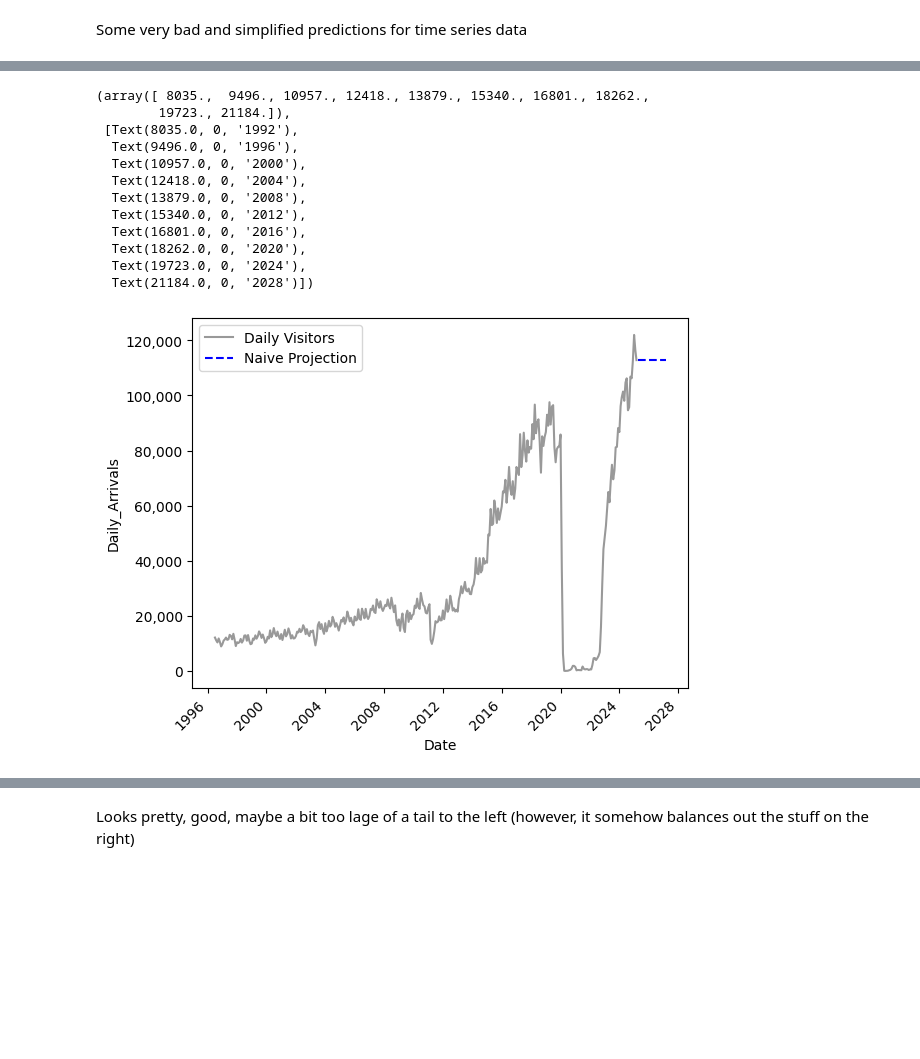
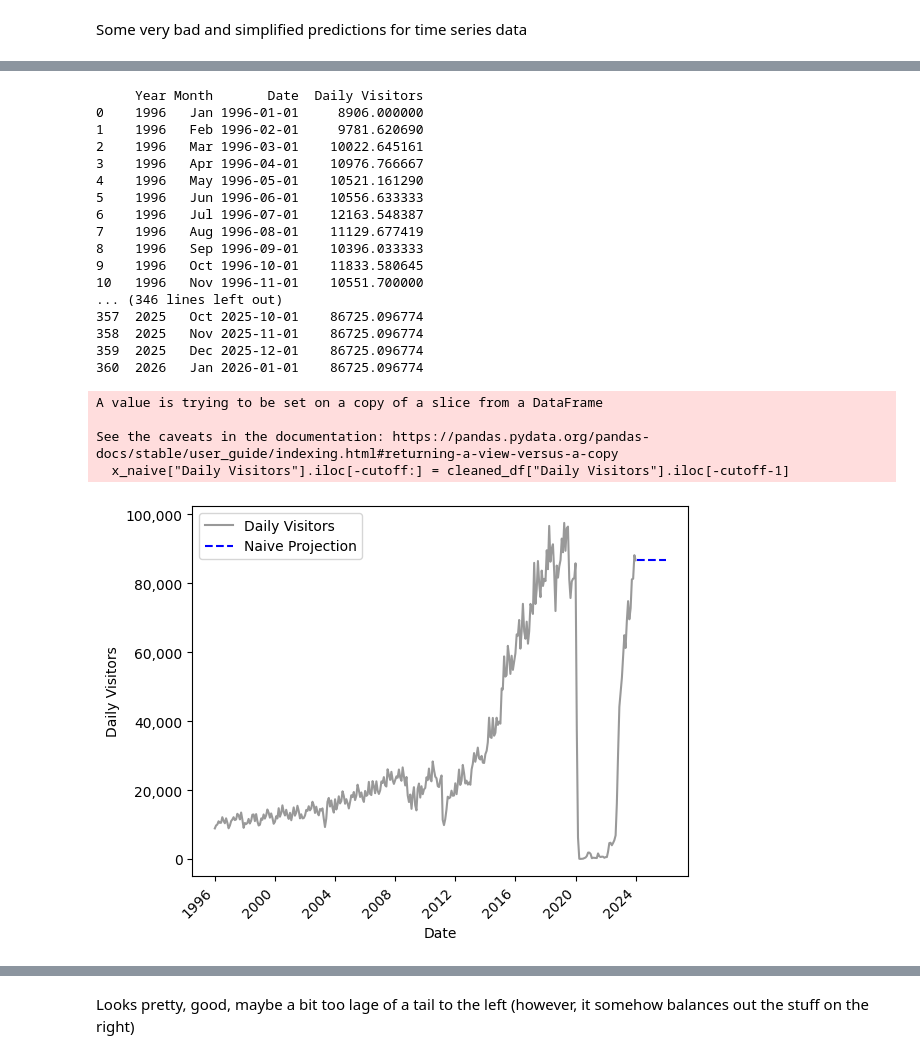
Before and after one commit to Millerz8/Joe_Japan_Tourism, a Jupyter notebook: testing_simple_predictions.ipynb, the cells around one changed output, grey strips where cells are left out. Cells and saved outputs as stored; diff of their text form; code cells hidden in the pictures; blank space fills up the shorter version.

```diff
--- a/testing_simple_predictions.ipynb
+++ b/testing_simple_predictions.ipynb
@@ -5,5 +5,7 @@ import pandas as pd
 import matplotlib.pyplot as plt
 import seaborn as sns
 import matplotlib.dates as mdates
-cleaned_df = pd.read_csv("Data/cleaned_df.csv")
+cleaned_df = pd.read_csv("Data/Japan_Visitor_Data.csv")
 cleaned_df["Date"] = pd.to_datetime(cleaned_df["Date"])
+cleaned_df = cleaned_df[["Year", "Month", "Date", "Daily Visitors"]]
+cleaned_df
@@ -50,26 +37,42 @@ df_naive = pd.concat([cleaned_df, new_data], ignore_index=True)
+# %%
+# using the last 24 months (two years)
+cutoff = 24
+x_naive = cleaned_df.copy()
+x_naive["Daily Visitors"].iloc[-cutoff:] = cleaned_df["Daily Visitors"].iloc[-cutoff-1]
+print(x_naive.to_string())
+# %% [output]
+     Year Month       Date  Daily Visitors
+0    1996   Jan 1996-01-01     8906.000000
+1    1996   Feb 1996-02-01     9781.620690
+2    1996   Mar 1996-03-01    10022.645161
+3    1996   Apr 1996-04-01    10976.766667
+4    1996   May 1996-05-01    10521.161290
+5    1996   Jun 1996-06-01    10556.633333
+6    1996   Jul 1996-07-01    12163.548387
+7    1996   Aug 1996-08-01    11129.677419
+8    1996   Sep 1996-09-01    10396.033333
+9    1996   Oct 1996-10-01    11833.580645
+10   1996   Nov 1996-11-01    10551.700000
+... (346 lines left out)
+357  2025   Oct 2025-10-01    86725.096774
+358  2025   Nov 2025-11-01    86725.096774
+359  2025   Dec 2025-12-01    86725.096774
+360  2026   Jan 2026-01-01    86725.096774
+A value is trying to be set on a copy of a slice from a DataFrame
+
+See the caveats in the documentation: https://pandas.pydata.org/pandas-docs/stable/user_guide/indexing.html#returning-a-view-versus-a-copy
+  x_naive["Daily Visitors"].iloc[-cutoff:] = cleaned_df["Daily Visitors"].iloc[-cutoff-1]
 # %%
 # Graphing the naive method of doing things
-sns.lineplot(data = df_naive.iloc[:-24,:], x = "Date", y = "Daily_Arrivals",
+sns.lineplot(data = x_naive.iloc[:-cutoff], x = "Date", y = "Daily Visitors",
              alpha = 0.8,
              color = "Gray", label = "Daily Visitors")
-sns.lineplot(data = df_naive.iloc[-24:, :], x = "Date", y = "Daily_Arrivals",
+sns.lineplot(data = x_naive.iloc[-cutoff:, :], x = "Date", y = "Daily Visitors",
              alpha = 1,
              color = "blue",linestyle = "--", label = "Naive Projection")
 
 current_values = plt.gca().get_yticks()
 plt.gca().set_yticklabels(['{:,.0f}'.format(x) for x in current_values])
-plt.xticks(rotation=45, ha="right")
+plt.xticks(rotation=45, ha="right");
 # %% [output]
-(array([ 8035.,  9496., 10957., 12418., 13879., 15340., 16801., 18262.,
-        19723., 21184.]),
- [Text(8035.0, 0, '1992'),
-  Text(9496.0, 0, '1996'),
-  Text(10957.0, 0, '2000'),
-  Text(12418.0, 0, '2004'),
-  Text(13879.0, 0, '2008'),
-  Text(15340.0, 0, '2012'),
-  Text(16801.0, 0, '2016'),
-  Text(18262.0, 0, '2020'),
-  Text(19723.0, 0, '2024'),
-  Text(21184.0, 0, '2028')])
-[figure, old version]
+[figure, new version]
```
Also changed, not shown: parts of 16 cells of this notebook, 10 other files.
